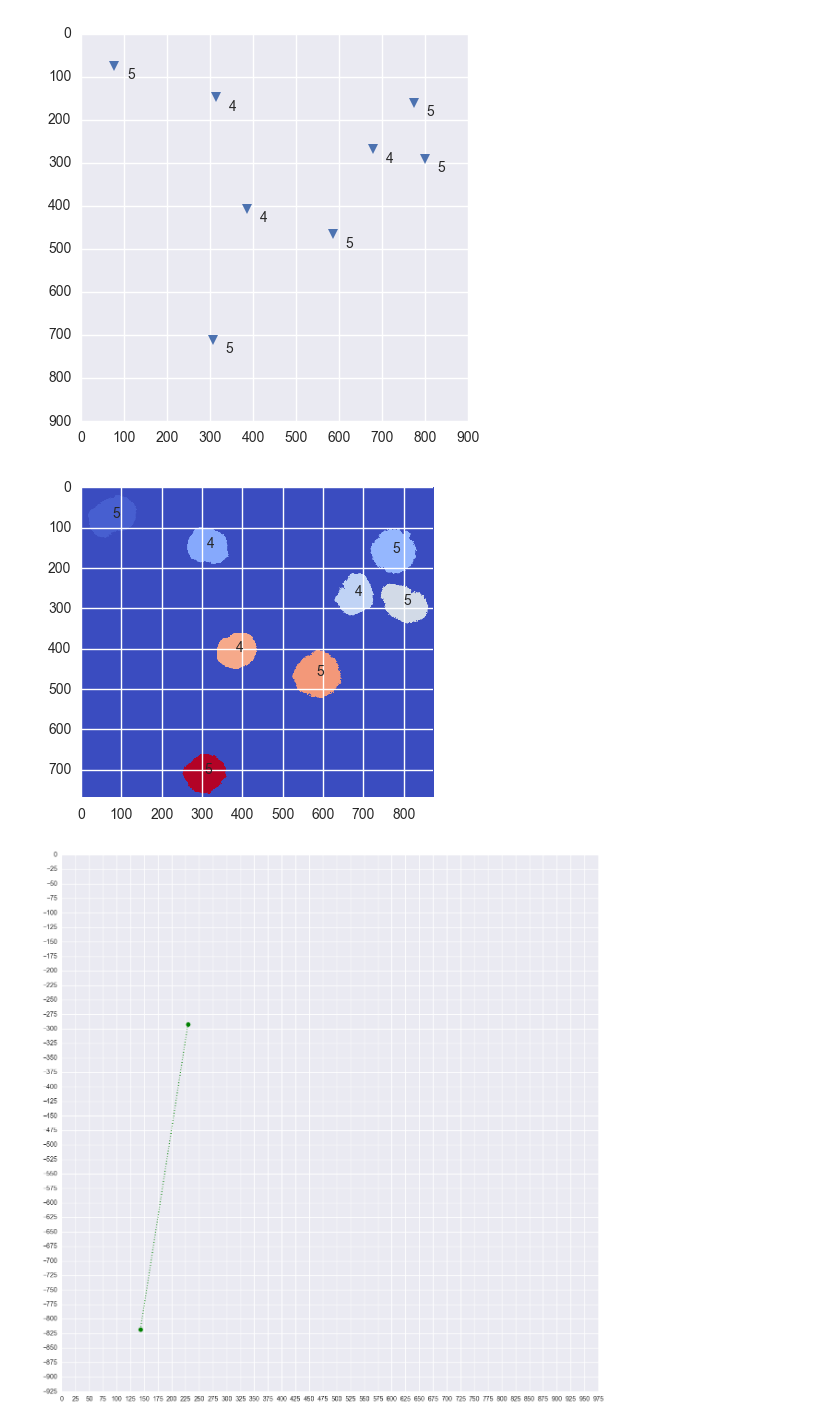
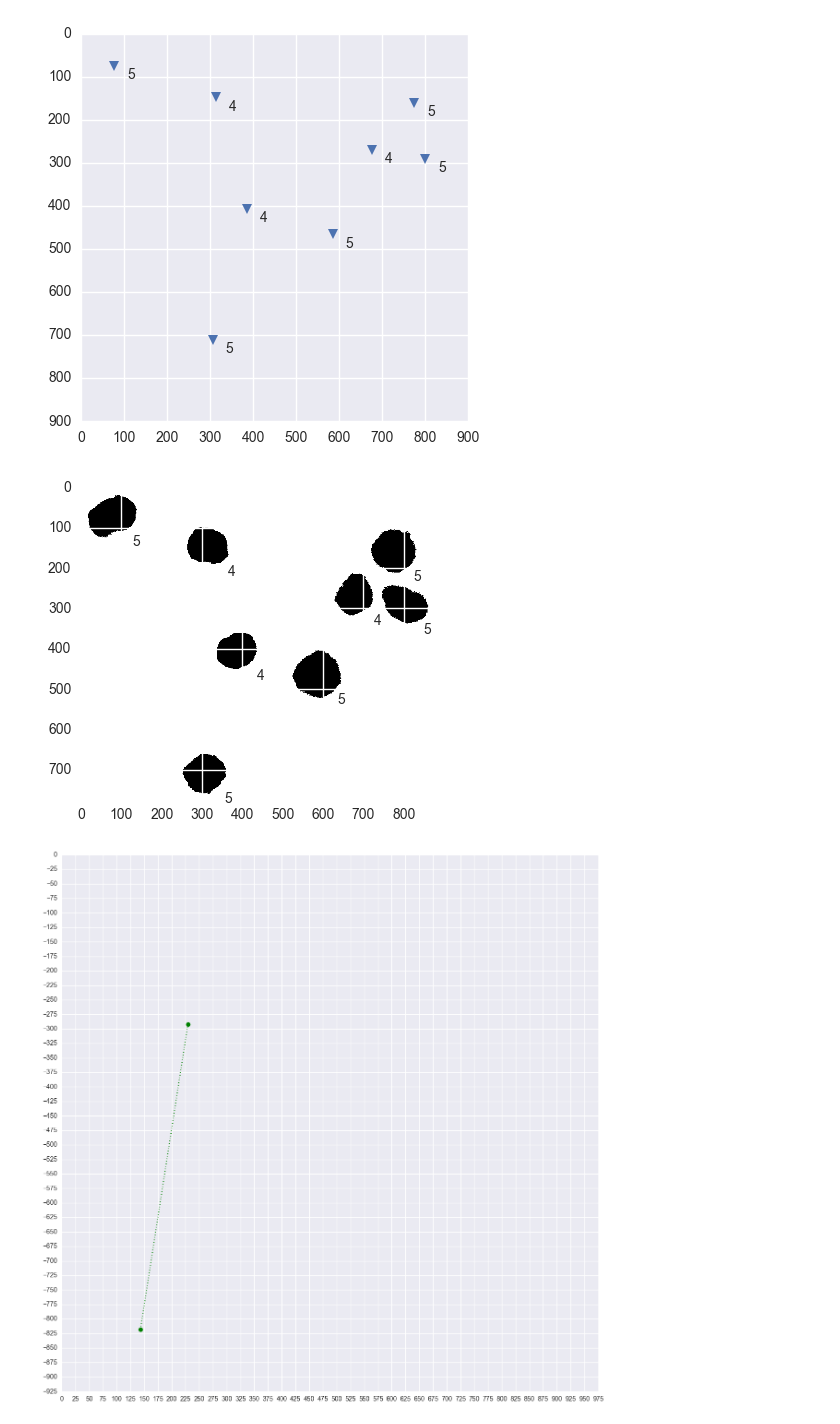
Before and after one commit to serenafalcioni/shared_nbks, a Jupyter notebook: trovagranuli1.ipynb, the cells around one changed output. Cells and saved outputs as stored; diff of their text form; code cells hidden in the pictures.

```diff
--- a/trovagranuli1.ipynb
+++ b/trovagranuli1.ipynb
@@ -59,6 +63,6 @@ Aggiustando un pochino i parametri sembra di riuscire meglio a catturare bene i
 # %%
 # provvede ad un riconoscimento adattivo dei contorni
-binImg = cv2.adaptiveThreshold(img_B, 1, cv2.ADAPTIVE_THRESH_GAUSSIAN_C, cv2.THRESH_BINARY, 101, 15)
+binImg = cv2.adaptiveThreshold(img_B, 1, cv2.ADAPTIVE_THRESH_GAUSSIAN_C, cv2.THRESH_BINARY, 201, 25)
 plt.imshow(binImg), plt.title('IMMAGINE BINARIA-OGGETTI RILEVATI'), plt.xticks([]), plt.yticks([]), plt.grid('on');
 plt.savefig(path + '\\' + 'oggetti_rilevati.jpg',dpi=500)
 # %% [output]
@@ -248,11 +210,12 @@ for i in np.arange(len(x)):
 [figure]
 # %%
 fig, ax1 = plt.subplots()
-ax1.imshow(marker_image, cmap='coolwarm');
+# il maggiore di zero serve per fare tutti i pippoli neri, se lo levi diventa scala di grigi
+ax1.imshow(marker_image>0, cmap='binary', interpolation='bilinear');
 for i in np.arange(len(x)):
-    ax1.annotate(str(int(cls[i])), xy=(x[i], y[i]), xytext=(x[i], y[i]));
+    ax1.annotate(str(int(cls[i])), xy=(x[i], y[i]), xytext=(x[i]+50, y[i]+70)); # possibile futuro miglioramento sara' visualizzare
 # %% [output]
-[figure, old version]
+[figure, new version]
 # %%
 #fig = plt.figure(figsize=(10,10))
 #sns.pairplot(props)#prendi solo l'immagine che ti interessa...l'ultima
```
Also changed, not shown: parts of 39 cells of this notebook.
